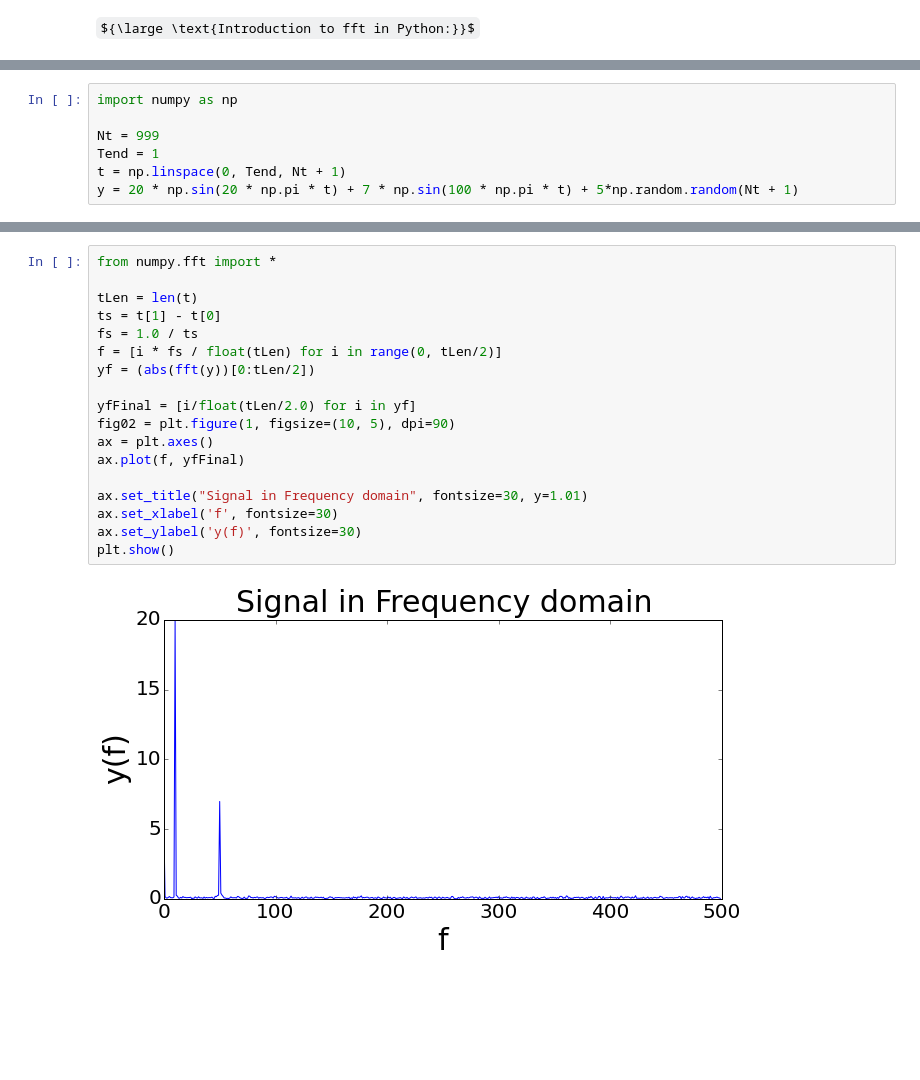
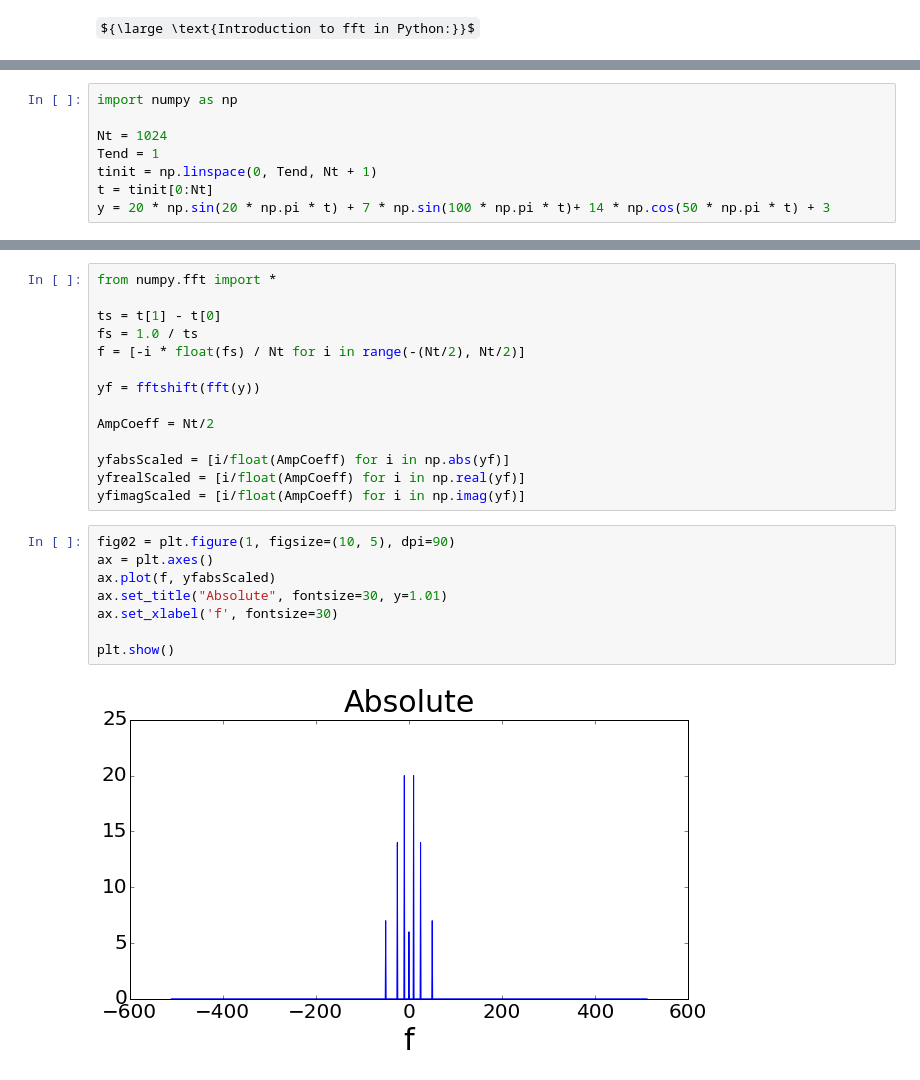
Before and after one commit to amirhamini/Math-HereAndThere, a Jupyter notebook: fftIntro.ipynb, the cells around one changed output, grey strips where cells are left out. Saved outputs shown, nothing was run; the diff lists cells and outputs as text; some formulas as TeX source; blank space fills up the shorter version.

```diff
--- a/fftIntro.ipynb
+++ b/fftIntro.ipynb
@@ -26,10 +33,11 @@ $$
 # %%
 import numpy as np
 
-Nt = 999
+Nt = 1024
 Tend = 1
-t = np.linspace(0, Tend, Nt + 1)
-y = 20 * np.sin(20 * np.pi * t) + 7 * np.sin(100 * np.pi * t) + 5*np.random.random(Nt + 1)
+tinit = np.linspace(0, Tend, Nt + 1)
+t = tinit[0:Nt]
+y = 20 * np.sin(20 * np.pi * t) + 7 * np.sin(100 * np.pi * t)+ 14 * np.cos(50 * np.pi * t) + 3
 # %%
 import matplotlib
 import matplotlib.pyplot as plt
@@ -67,20 +127,24 @@ $$
+# %%
+from numpy.fft import *
+
+ts = t[1] - t[0]
+fs = 1.0 / ts
+f = [-i * float(fs) / Nt for i in range(-(Nt/2), Nt/2)]
+
+yf = fftshift(fft(y))
+
+AmpCoeff = Nt/2
+
+yfabsScaled = [i/float(AmpCoeff) for i in np.abs(yf)]
+yfrealScaled = [i/float(AmpCoeff) for i in np.real(yf)]
+yfimagScaled = [i/float(AmpCoeff) for i in np.imag(yf)]
 # %%
-from numpy.fft import *
-
-tLen = len(t)
-ts = t[1] - t[0]
-fs = 1.0 / ts
-f = [i * fs / float(tLen) for i in range(0, tLen/2)]
-yf = (abs(fft(y))[0:tLen/2])
-
-yfFinal = [i/float(tLen/2.0) for i in yf]
 fig02 = plt.figure(1, figsize=(10, 5), dpi=90)
 ax = plt.axes()
-ax.plot(f, yfFinal)
+ax.plot(f, yfabsScaled)
+ax.set_title("Absolute", fontsize=30, y=1.01)
+ax.set_xlabel('f', fontsize=30)
 
-ax.set_title("Signal in Frequency domain", fontsize=30, y=1.01)
-ax.set_xlabel('f', fontsize=30)
-ax.set_ylabel('y(f)', fontsize=30)
 plt.show()
 # %% [output]
-[figure, old version]
+[figure, new version]
```
Also changed, not shown: parts of 6 cells of this notebook.
